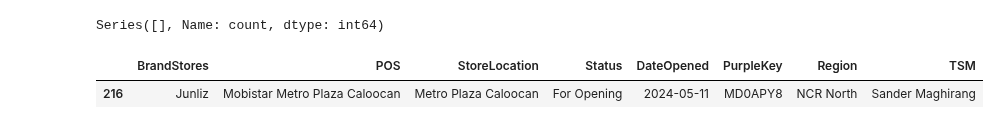
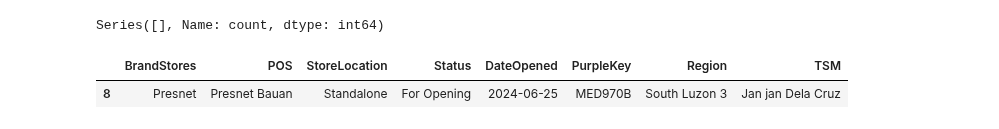
Before and after one commit to dchakroborti-tonik/POS_Addition, a Jupyter notebook: Notebook/Pos_mapping_new.ipynb, the cells around one changed output. Cells and saved outputs as stored; diff of their text form; code cells hidden in the pictures.

```diff
--- a/Notebook/Pos_mapping_new.ipynb
+++ b/Notebook/Pos_mapping_new.ipynb
@@ -340,10 +351,10 @@ print(filtered_counts)
 # %% [output]
 Series([], Name: count, dtype: int64)
 # %%
-df[df['PurpleKey']== 'MD0APY8']
+df[df['PurpleKey']== 'MED970B']
 # %% [output]
 |  | BrandStores | POS | StoreLocation | Status | DateOpened | PurpleKey | Region | TSM |
-| 216 | Junliz | Mobistar Metro Plaza Caloocan | Metro Plaza Caloocan | For Opening | 2024-05-11 | MD0APY8 | NCR North | Sander Maghirang |
+| 8 | Presnet | Presnet Bauan | Standalone | For Opening | 2024-06-25 | MED970B | South Luzon 3 | Jan jan Dela Cruz |
 # %%
 sq = """drop table prj-prod-dataplatform.dap_ds_poweruser_playground.POS_TSM_MAPIING;"""
 
```
Also changed, not shown: parts of 29 cells of this notebook, 3 other files.
